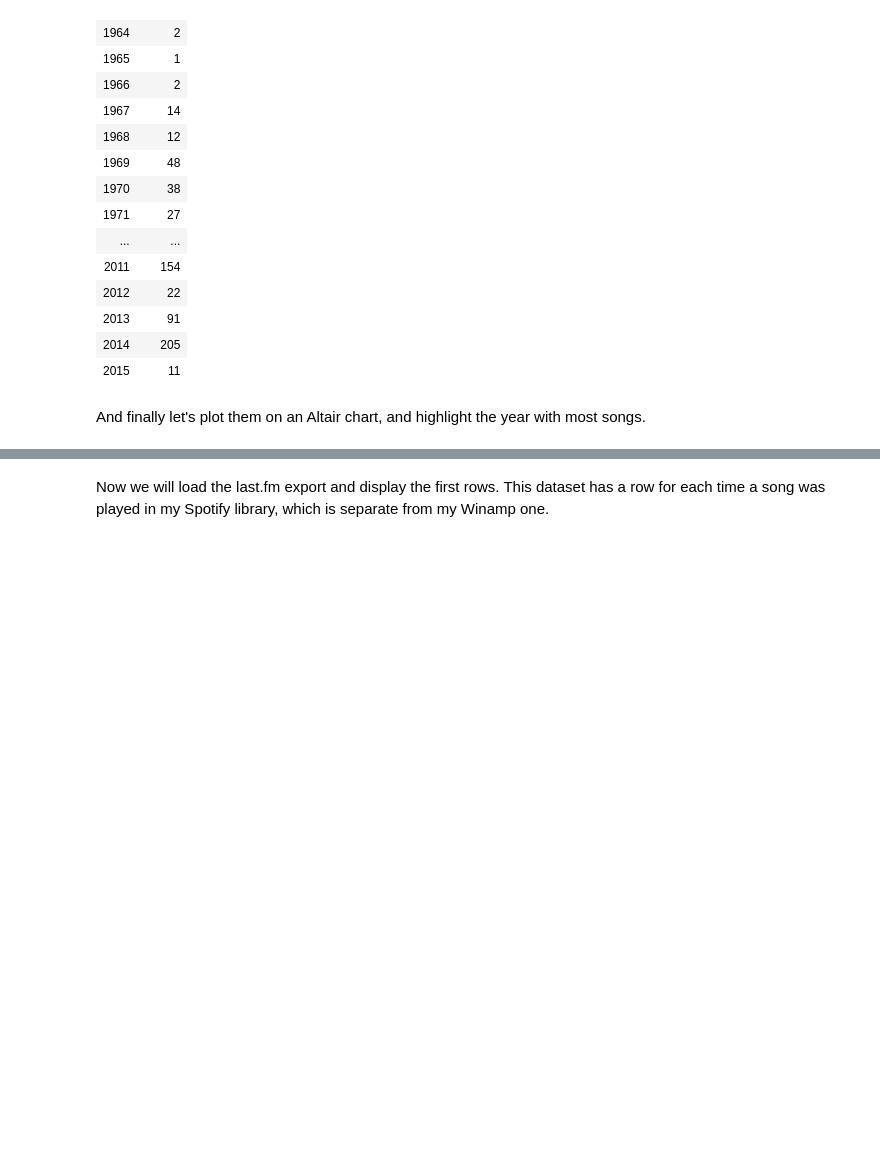
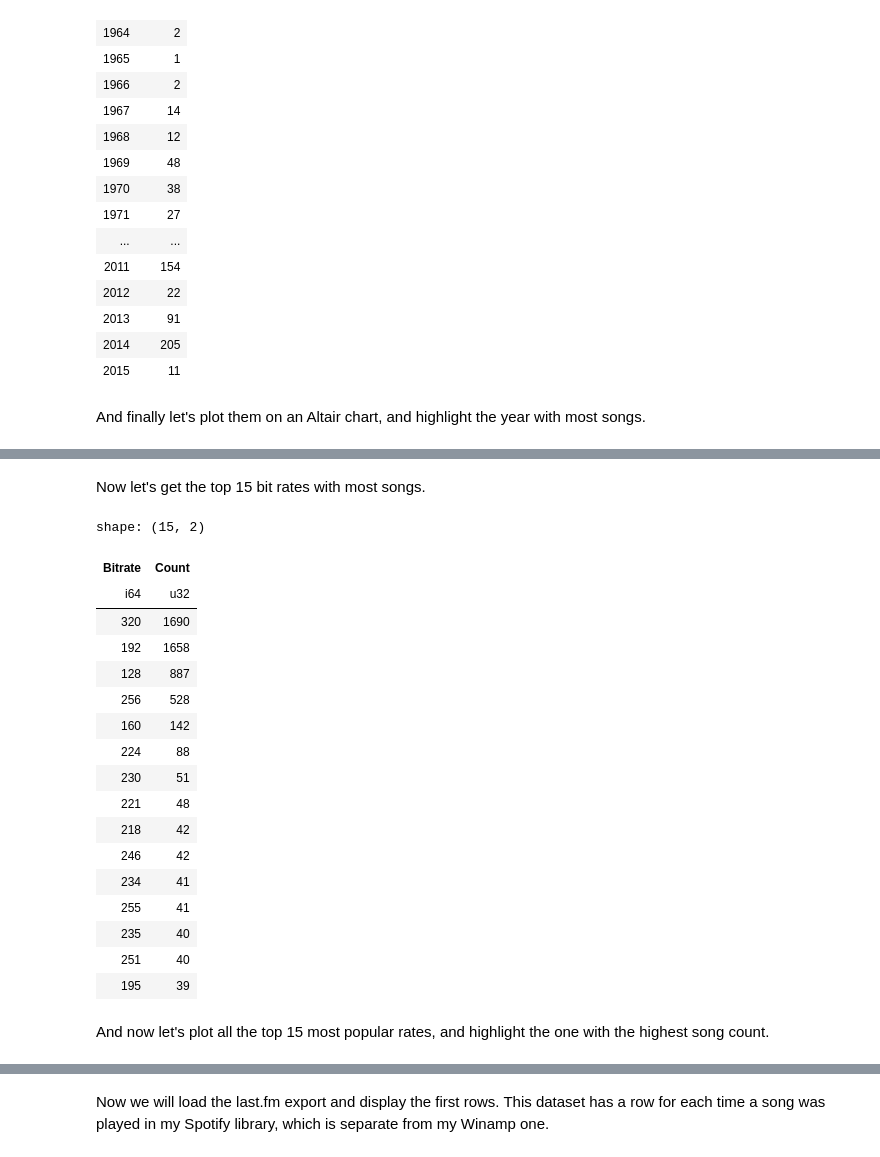
Before and after one commit to Underdoge/music-ds, a Jupyter notebook: Jupyter_Workbook.ipynb, the cells around one changed output, grey strips where cells are left out. Drawn from its saved outputs; the diff is of its cells as text; code cells hidden in the pictures; blank space fills up the shorter version.

```diff
--- a/Jupyter_Workbook.ipynb
+++ b/Jupyter_Workbook.ipynb
@@ -429,0 +458,26 @@ alt.Chart(songs_per_year, title="Song Count per Year").mark_bar().encode(
+# %% [markdown]
+Now let's get the top 15 bit rates with most songs.
+# %%
+top_15_bitrates = songs_by_bitrate.top_k(15, by="Count")
+top_15_bitrates
+# %% [output]
+shape: (15, 2)
+| Bitrate | Count |
+| i64 | u32 |
+| 320 | 1690 |
+| 192 | 1658 |
+| 128 | 887 |
+| 256 | 528 |
+| 160 | 142 |
+| 224 | 88 |
+| 230 | 51 |
+| 221 | 48 |
+| 218 | 42 |
+| 246 | 42 |
+| 234 | 41 |
+| 255 | 41 |
+| 235 | 40 |
+| 251 | 40 |
+| 195 | 39 |
+# %% [markdown]
+And now let's plot all the top 15 most popular rates, and highlight the one with the highest song count.
```
Also changed, not shown: parts of 29 cells of this notebook, 12 other files.
